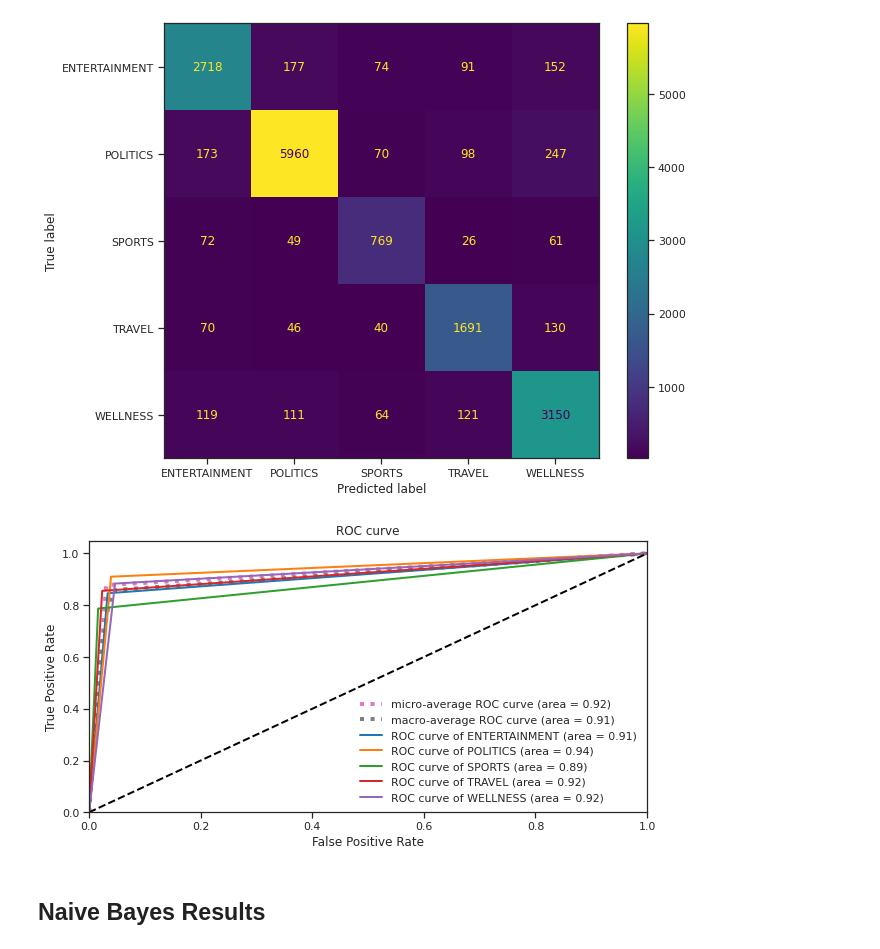
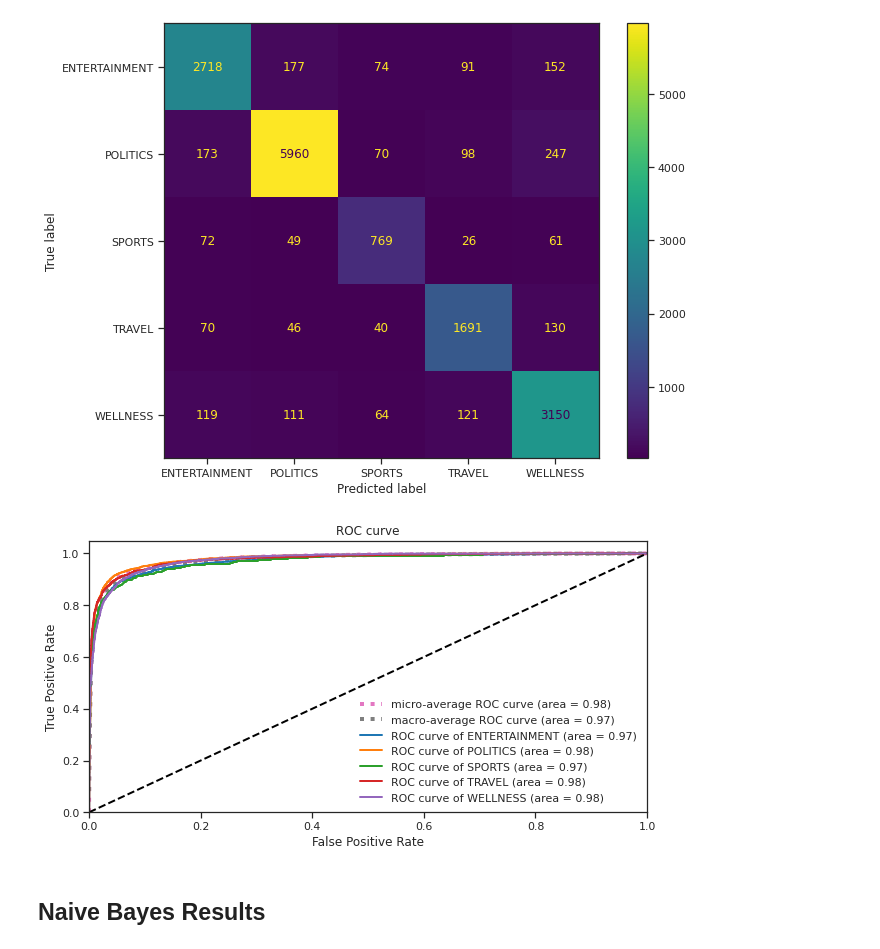
Before and after one commit to Jaimemorillo/profile-based-retrieval, a Jupyter notebook: profile-based-retrieval.ipynb, the cells around one changed output. Cells and saved outputs as stored; diff of their text form; code cells hidden in the pictures.

```diff
--- a/profile-based-retrieval.ipynb
+++ b/profile-based-retrieval.ipynb
@@ -384,21 +384,20 @@ def plot_confusion_matrix(y_test, y_pred, classes):
     cmp.plot(ax=ax)
     plt.show()
 
-def plot_roc_curve(y_test, y_pred, classes):
+def plot_roc_curve(y_test, y_score, classes):
     n_classes = len(classes)
     y_test = label_binarize(y_test, classes=np.arange(n_classes))
-    y_pred = label_binarize(y_pred, classes=np.arange(n_classes))
 
     # Compute ROC curve and ROC area for each class
     fpr = dict()
     tpr = dict()
     roc_auc = dict()
     for i in range(n_classes):
-        fpr[i], tpr[i], _ = roc_curve(y_test[:, i], y_pred[:, i])
+        fpr[i], tpr[i], _ = roc_curve(y_test[:, i], y_score[:, i])
         roc_auc[i] = auc(fpr[i], tpr[i])
 
     # Compute micro-average ROC curve and ROC area
-    fpr["micro"], tpr["micro"], _ = roc_curve(y_test.ravel(), y_pred.ravel())
+    fpr["micro"], tpr["micro"], _ = roc_curve(y_test.ravel(), y_score.ravel())
     roc_auc["micro"] = auc(fpr["micro"], tpr["micro"])
 
     # First aggregate all false positive rates
@@ -444,6 +443,7 @@ def plot_roc_curve(y_test, y_pred, classes):
 ## LinearSVC Results
 # %%
 y_pred = svc_clf.predict(X_test_enc)
+y_score = svc_clf.decision_function(X_test_enc)
 
 general_metrics(y_test, y_pred)
 # %% [output]
@@ -466,9 +466,9 @@ plot_confusion_matrix(y_test, y_pred, classes)
 # %% [output]
 [figure]
 # %%
-plot_roc_curve(y_test, y_pred, classes)
+plot_roc_curve(y_test, y_score, classes)
 # %% [output]
-[figure, old version]
+[figure, new version]
 # %% [markdown]
 ## Naive Bayes Results
 # %%
```
Also changed, not shown: parts of 9 cells of this notebook.
